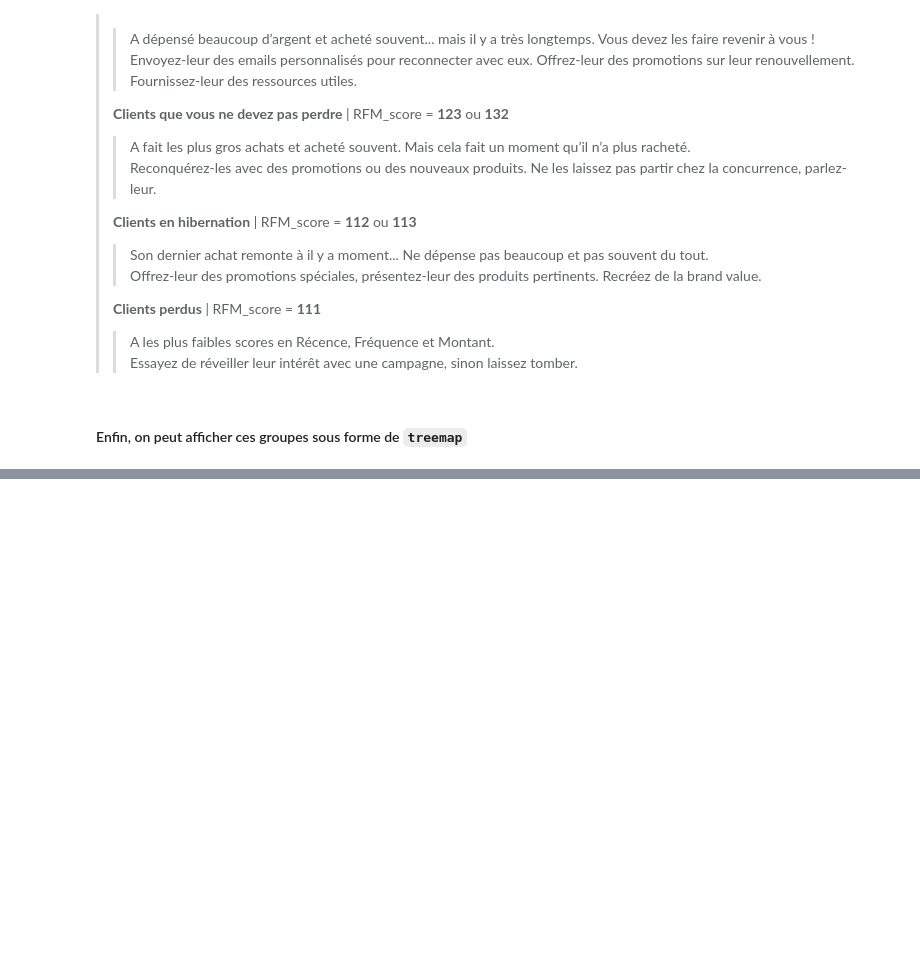
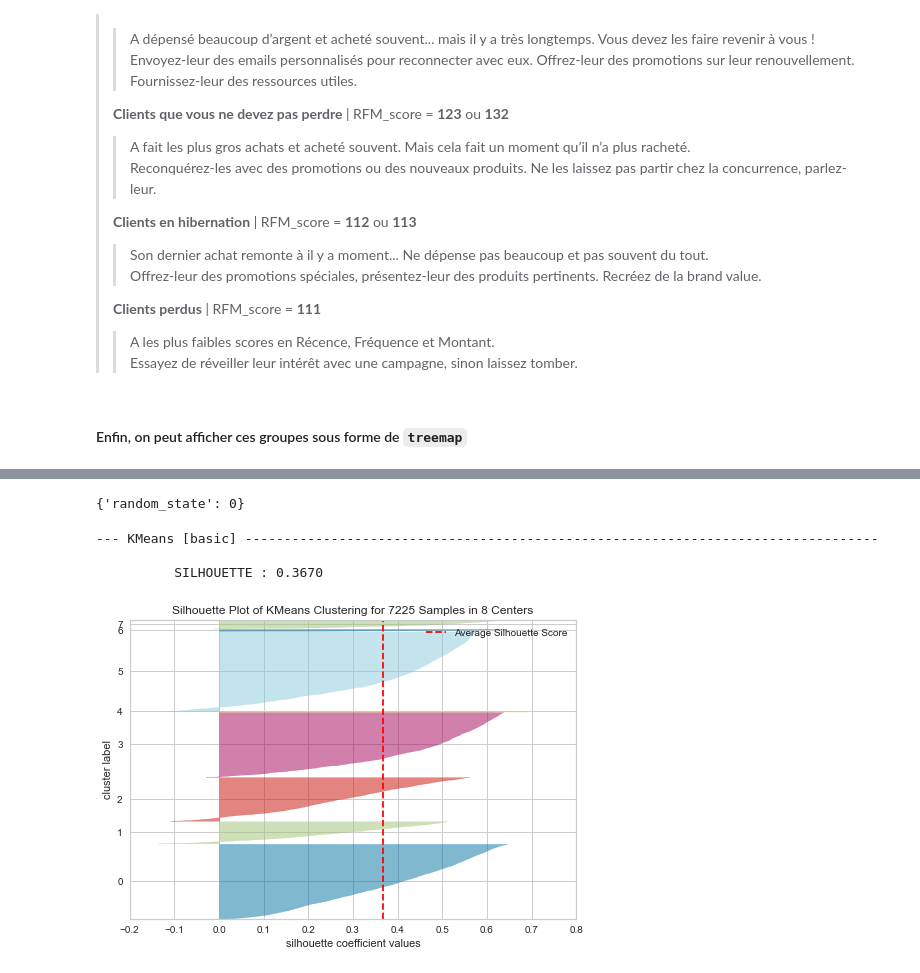
Before and after one commit to Valkea/OC_AI_05, a Jupyter notebook: 02_Clustering.ipynb, the cells around one changed output, grey strips where cells are left out. Cells and saved outputs as stored; diff of their text form; code cells hidden in the pictures; blank space fills up the shorter version.

```diff
--- a/02_Clustering.ipynb
+++ b/02_Clustering.ipynb
@@ -364,0 +397,10 @@ plt.show()
+# %%
+def cv_silhouette_scorer(estimator, X):
+    estimator.fit(X)
+    cluster_labels = estimator.labels_
+    num_labels = len(set(cluster_labels))
+    num_samples = len(X.index)
+    if num_labels == 1 or num_labels == num_samples:
+        return -1
+    else:
+        return silhouette_score(X, cluster_labels)
@@ -364,0 +591,15 @@ plt.show()
+# %%
+param_grid_kmeans = [
+    {
+        'random_state':[random_seed],
+        #'n_clusters':[3,4,5,6,7,8,9],
+    }
+]
+# %%
+grd_kmeans = fit_clustering_model(
+    KMeans(),
+    param_grid=param_grid_kmeans,
+    X_ref=X_cluster,
+    cv=3,
+    scoring=cv_silhouette_scorer
+)
@@ -364,0 +619,12 @@ plt.show()
+# %%
+grd_kmeans['grid'].best_params_
+# %% [output]
+{'random_state': 0}
+# %%
+model_name = "KMeans"
+get_clustering_scores(f"{model_name} [basic]", X_ref=X_cluster, **grd_kmeans, register=True)
+# %% [output]
+--- KMeans [basic] ---------------------------------------------------------------------------------
+
+          SILHOUETTE : 0.3670
+[figure, added]
```
Also changed, not shown: parts of 31 cells of this notebook.
